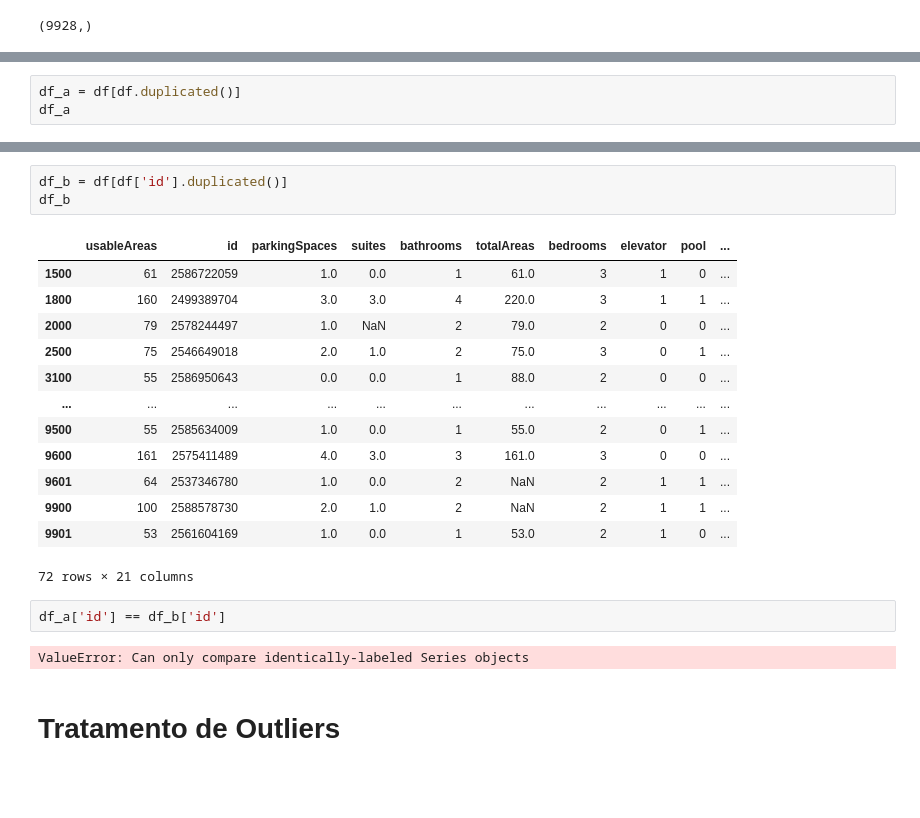
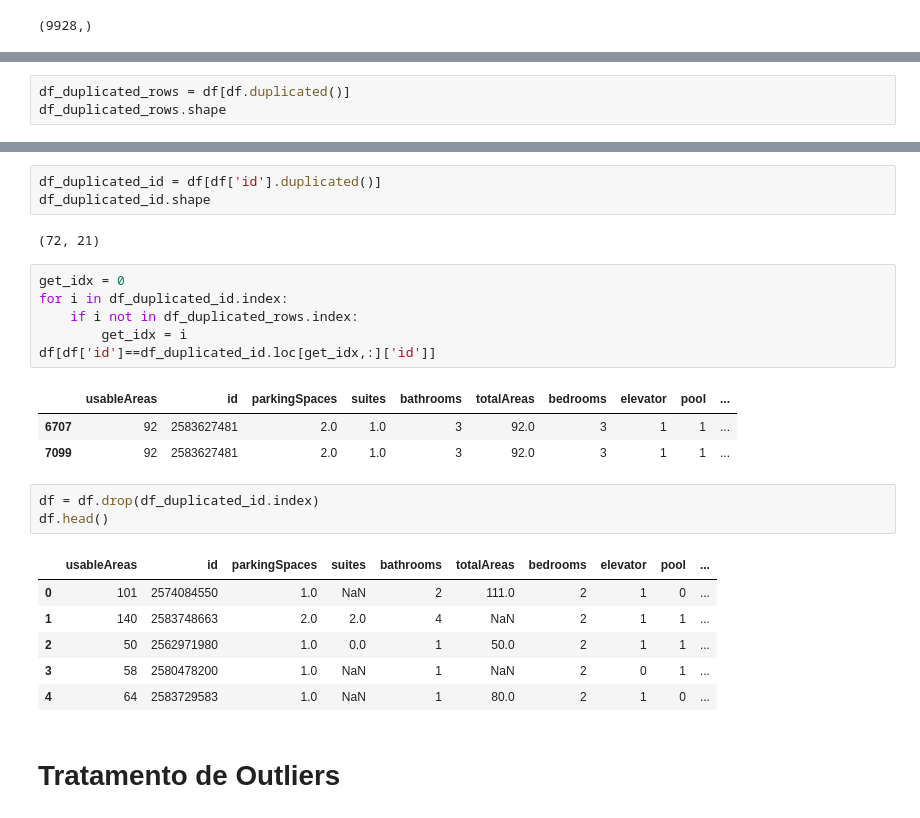
Before and after one commit to BrunoRammon/projeto_tecnicas_programacao_i, a Jupyter notebook: project.ipynb, the cells around one changed output, grey strips where cells are left out. Saved outputs shown, nothing was run; the diff lists cells and outputs as text; blank space fills up the shorter version.

```diff
--- a/project.ipynb
+++ b/project.ipynb
@@ -195,4 +195,4 @@ Mas a função duplicated mostra que não existe nenhuma linha com informações
 # %%
-df_a = df[df.duplicated()]
-df_a
+df_duplicated_rows = df[df.duplicated()]
+df_duplicated_rows.shape
 # %% [output]
@@ -212,24 +200,28 @@ df_a
 # %%
-df_b = df[df['id'].duplicated()]
-df_b
+df_duplicated_id = df[df['id'].duplicated()]
+df_duplicated_id.shape
 # %% [output]
-|  | usableAreas | id | parkingSpaces | suites | bathrooms | totalAreas | bedrooms | elevator | pool | ... |
-| 1500 | 61 | 2586722059 | 1.0 | 0.0 | 1 | 61.0 | 3 | 1 | 0 | ... |
-| 1800 | 160 | 2499389704 | 3.0 | 3.0 | 4 | 220.0 | 3 | 1 | 1 | ... |
-| 2000 | 79 | 2578244497 | 1.0 | NaN | 2 | 79.0 | 2 | 0 | 0 | ... |
-| 2500 | 75 | 2546649018 | 2.0 | 1.0 | 2 | 75.0 | 3 | 0 | 1 | ... |
-| 3100 | 55 | 2586950643 | 0.0 | 0.0 | 1 | 88.0 | 2 | 0 | 0 | ... |
-| ... | ... | ... | ... | ... | ... | ... | ... | ... | ... | ... |
-| 9500 | 55 | 2585634009 | 1.0 | 0.0 | 1 | 55.0 | 2 | 0 | 1 | ... |
-| 9600 | 161 | 2575411489 | 4.0 | 3.0 | 3 | 161.0 | 3 | 0 | 0 | ... |
-| 9601 | 64 | 2537346780 | 1.0 | 0.0 | 2 | NaN | 2 | 1 | 1 | ... |
-| 9900 | 100 | 2588578730 | 2.0 | 1.0 | 2 | NaN | 2 | 1 | 1 | ... |
-| 9901 | 53 | 2561604169 | 1.0 | 0.0 | 1 | 53.0 | 2 | 1 | 0 | ... |
-72 rows × 21 columns
+(72, 21)
 # %%
-df_a['id'] == df_b['id']
+get_idx = 0
+for i in df_duplicated_id.index:
+    if i not in df_duplicated_rows.index:
+        get_idx = i
+df[df['id']==df_duplicated_id.loc[get_idx,:]['id']]
 # %% [output]
-ValueError: Can only compare identically-labeled Series objects
+|  | usableAreas | id | parkingSpaces | suites | bathrooms | totalAreas | bedrooms | elevator | pool | ... |
+| 6707 | 92 | 2583627481 | 2.0 | 1.0 | 3 | 92.0 | 3 | 1 | 1 | ... |
+| 7099 | 92 | 2583627481 | 2.0 | 1.0 | 3 | 92.0 | 3 | 1 | 1 | ... |
+# %%
+df = df.drop(df_duplicated_id.index)
+df.head()
+# %% [output]
+|  | usableAreas | id | parkingSpaces | suites | bathrooms | totalAreas | bedrooms | elevator | pool | ... |
+| 0 | 101 | 2574084550 | 1.0 | NaN | 2 | 111.0 | 2 | 1 | 0 | ... |
+| 1 | 140 | 2583748663 | 2.0 | 2.0 | 4 | NaN | 2 | 1 | 1 | ... |
+| 2 | 50 | 2562971980 | 1.0 | 0.0 | 1 | 50.0 | 2 | 1 | 1 | ... |
+| 3 | 58 | 2580478200 | 1.0 | NaN | 1 | NaN | 2 | 0 | 1 | ... |
+| 4 | 64 | 2583729583 | 1.0 | NaN | 1 | 80.0 | 2 | 1 | 0 | ... |
 # %% [markdown]
 # Tratamento de Outliers
 # %%
```
Also changed, not shown: parts of 9 cells of this notebook.
